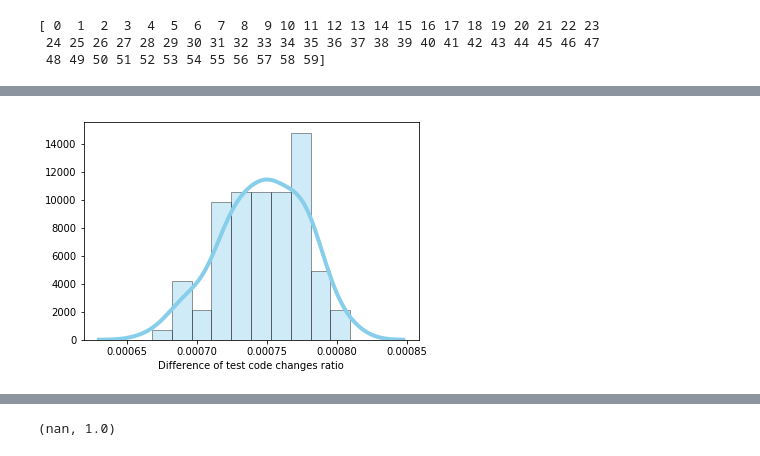
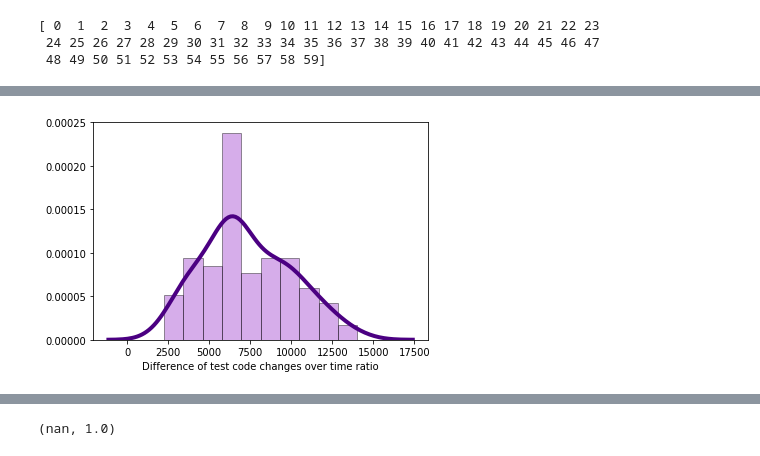
Before and after one commit to cmput402-w19/project-saragholami, a Jupyter notebook: Thresholding.ipynb, the cells around one changed output, grey strips where cells are left out. Drawn from its saved outputs; the diff is of its cells as text; code cells hidden in the pictures.

```diff
--- a/Thresholding.ipynb
+++ b/Thresholding.ipynb
@@ -220,0 +172,3 @@ np.argmax(mean_threshold)
+# %%
+selected = np.argmax(mean_threshold)
+print(selected)
@@ -229,9 +248,9 @@ plt.savefig('./figs2/src_sloc_ratio.png', dpi=1000)
 # %%
-x = pd.Series(test_sloc[:, 28], name="Difference of test code changes ratio")
+x = pd.Series(test_date_res[:, selected], name="Difference of test code changes over time ratio")
 sns.distplot(x, hist=True, kde=True,
-                 bins=10, color='skyblue',
+                 bins=10, color='darkorchid',
                  hist_kws={'edgecolor': 'black'},
-                 kde_kws={'linewidth': 4})
-plt.savefig('./figs2/test_sloc_ratio.png', dpi=1000)
+                 kde_kws={'linewidth': 4, 'color': 'indigo'})
+plt.savefig('./figs/test_date_ratio.eps', format='eps')
 # %% [output]
-[figure, old version]
+[figure, new version]
```
Also changed, not shown: parts of 29 cells of this notebook, 23 other files.
